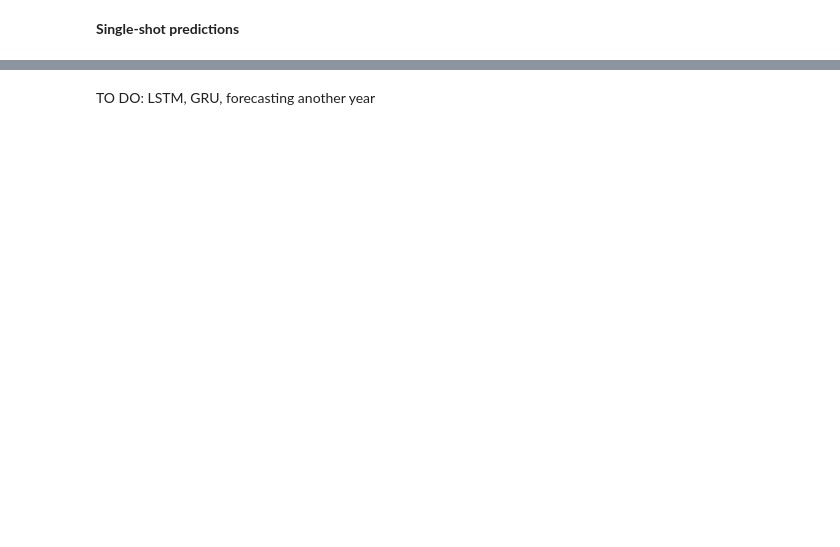
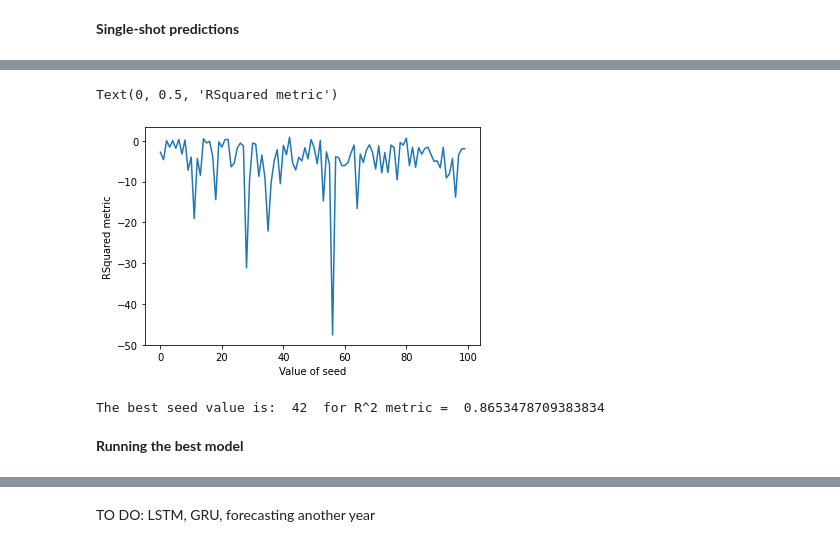
Before and after one commit to monikachudyba/ArtificialNeuralNetworkProjects, a Jupyter notebook: RNN-EconomicIndicators.ipynb, the cells around one changed output, grey strips where cells are left out. Cells and saved outputs as stored; diff of their text form; code cells hidden in the pictures; blank space fills up the shorter version.

```diff
--- a/RNN-EconomicIndicators.ipynb
+++ b/RNN-EconomicIndicators.ipynb
@@ -211,0 +232,51 @@ predict.plot()
+# %%
+def reset_random_seeds(seeds):
+   os.environ['PYTHONHASHSEED']=str(2)
+   set_seed(seeds)
+   np.random.seed(2022)
+   random.seed(2022)
+# %%
+r2 = []
+for seeds in range(0, 100):
+
+  reset_random_seeds(seeds)
+
+  # define model
+  model = Sequential()
+
+  # Simple RNN layer
+  model.add(SimpleRNN(50, input_shape=(length, 1)))
+
+  # Final Prediction
+  model.add(Dense(1))
+
+  model.compile(optimizer='adam', loss='mse')
+  early_stop = EarlyStopping(monitor='val_loss', patience=2)
+
+  model.fit(generator, epochs=30,
+            validation_data=test_generator,
+            callbacks=[early_stop],
+            verbose=0)
+
+  test_pred = scaler.inverse_transform(model.predict(test_generator))
+
+  predict = test.copy()
+  predict = predict.iloc[length-1:-1]
+  predict.columns = ['actual']
+  predict['predicted'] = test_pred
+
+  r2.append(r2_score(predict['actual'], predict['predicted']))
+# %%
+plt.plot(list(range(0, 100)), r2)
+#plt.xticks(np.arange(0,1100,100))
+plt.xlabel('Value of seed')
+plt.ylabel('RSquared metric')
+# %% [output]
+Text(0, 0.5, 'RSquared metric')
+[figure, added]
+# %%
+print("The best seed value is: ", list(range(0, 100))[np.argmax(r2)], " for R^2 metric = ", max(r2))
+# %% [output]
+The best seed value is:  42  for R^2 metric =  0.8653478709383834
+# %% [markdown]
+**Running the best model**
```
Also changed, not shown: parts of 57 cells of this notebook.
